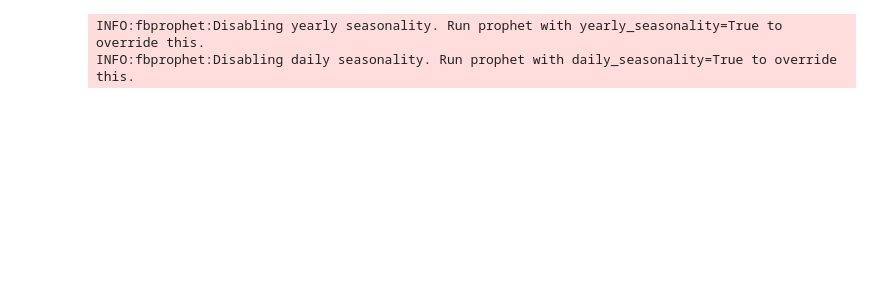
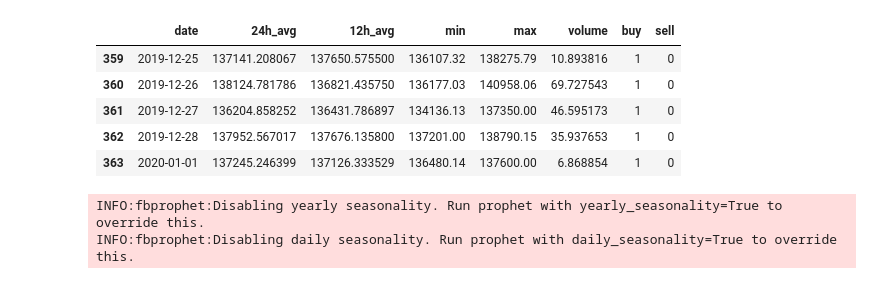
Before and after one commit to ReynaldoMR3/bitso_bitcoin_forecaster, a Jupyter notebook: tests_with_jupyternotebook/Creating the pipeline.ipynb, the cells around one changed output. Saved outputs shown, nothing was run; the diff lists cells and outputs as text; code cells hidden in the pictures; blank space fills up the shorter version.

```diff
--- a/tests_with_jupyternotebook/Creating the pipeline.ipynb
+++ b/tests_with_jupyternotebook/Creating the pipeline.ipynb
@@ -163,3 +171,23 @@ df_new = pd.DataFrame.from_dict(extraction(df, month))
+# %%
+month = datetime.datetime.today().month
+df_new = pd.DataFrame.from_dict(extraction(df, month))
+
+btc_df.date = btc_df.date.astype('datetime64')
+btc_df['min'] = btc_df['min'].astype('float')
+btc_df['max'] = btc_df['max'].astype('float')
+btc_df.volume = btc_df.volume.astype('float')
+btc_df['m_side'] = btc_df['m_side'].astype('category')
+
+df_dum = pd.get_dummies(btc_df)
+df_dum.rename(columns={'m_side_buy':'buy', 'm_side_sell':'sell'}, inplace=True)
+df_dum.tail()
+# %% [output]
+|  | date | 24h_avg | 12h_avg | min | max | volume | buy | sell |
+| 359 | 2019-12-25 | 137141.208067 | 137650.575500 | 136107.32 | 138275.79 | 10.893816 | 1 | 0 |
+| 360 | 2019-12-26 | 138124.781786 | 136821.435750 | 136177.03 | 140958.06 | 69.727543 | 1 | 0 |
+| 361 | 2019-12-27 | 136204.858252 | 136431.786897 | 134136.13 | 137350.00 | 46.595173 | 1 | 0 |
+| 362 | 2019-12-28 | 137952.567017 | 137676.135800 | 137201.00 | 138790.15 | 35.937653 | 1 | 0 |
+| 363 | 2020-01-01 | 137245.246399 | 137126.333529 | 136480.14 | 137600.00 | 6.868854 | 1 | 0 |
 # %%
 #Reading our csv file where we store the past data
 history = pd.read_csv('../csv_files/historic_data.csv')
```
Also changed, not shown: parts of 6 cells of this notebook, 2 other files.
